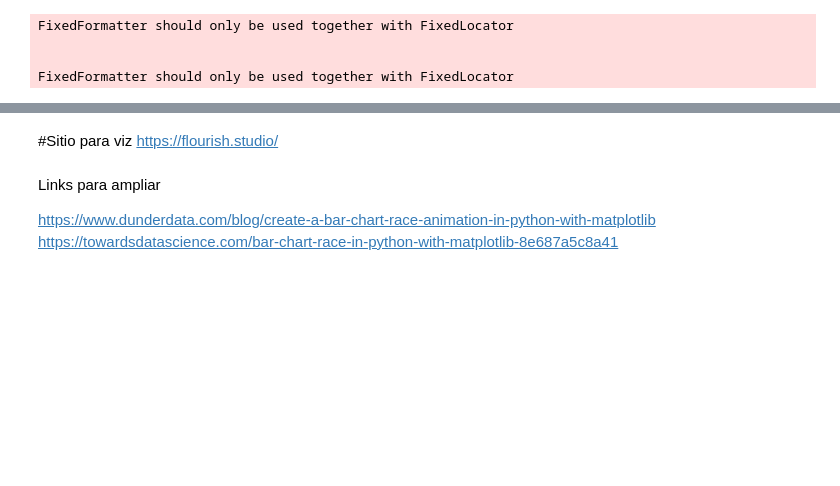
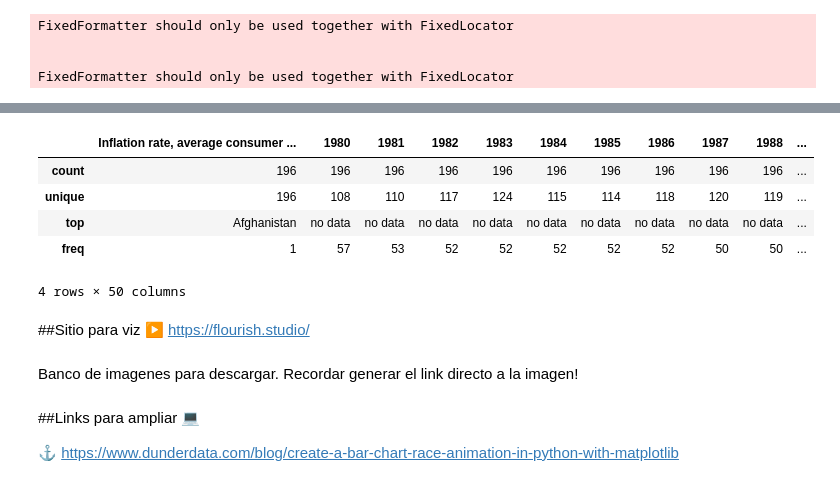
Before and after one commit to jmperalta89/linkedinJMPERALTA, a Jupyter notebook: GRÁFICOS_DE_ALTO_IMPACTO_101.ipynb, the cells around one changed output, grey strips where cells are left out. Drawn from its saved outputs; the diff is of its cells as text; code cells hidden in the pictures; blank space fills up the shorter version.

```diff
--- a/GRÁFICOS_DE_ALTO_IMPACTO_101.ipynb
+++ b/GRÁFICOS_DE_ALTO_IMPACTO_101.ipynb
@@ -205,3 +235,12 @@ print(data_csv.head(100))
+# %%
+data_csv.describe()
+# %% [output]
+|  | Inflation rate, average consumer ... | 1980 | 1981 | 1982 | 1983 | 1984 | 1985 | 1986 | 1987 | 1988 | ... |
+| count | 196 | 196 | 196 | 196 | 196 | 196 | 196 | 196 | 196 | 196 | ... |
+| unique | 196 | 108 | 110 | 117 | 124 | 115 | 114 | 118 | 120 | 119 | ... |
+| top | Afghanistan | no data | no data | no data | no data | no data | no data | no data | no data | no data | ... |
+| freq | 1 | 57 | 53 | 52 | 52 | 52 | 52 | 52 | 50 | 50 | ... |
+4 rows × 50 columns
 # %% [markdown]
-#Sitio para viz
-https://flourish.studio/
+##Sitio para viz
+▶   https://flourish.studio/
@@ -208,10 +253,11 @@ https://flourish.studio/
+# %% [markdown]
+Banco de imagenes para descargar. Recordar generar el link directo a la imagen!
 # %%
 angola https://as2.ftcdn.net/v2/jpg/01/78/46/55/1000_F_178465528_Kt2hRT8SMCcLHzWzdsPORphprdtO1oMB.jpg
 biolorusia https://as2.ftcdn.net/v2/jpg/05/08/76/41/1000_F_508764165_l8rXmMp80ziJzRUdOxwohHJHJfb5PDgI.jpg
 arg https://as2.ftcdn.net/v2/jpg/01/07/44/93/1000_F_107449329_XU4V2Q532Us81EAU5OG255aghqmVtdTH.jpg
 ven https://as1.ftcdn.net/v2/jpg/00/81/33/48/1000_F_81334887_YN4B9kSN1vvdb59xNK3rrFjoo3048ohX.jpg
 # %% [markdown]
-Links para ampliar
+##Links para ampliar  💻
 
-https://www.dunderdata.com/blog/create-a-bar-chart-race-animation-in-python-with-matplotlib
-https://towardsdatascience.com/bar-chart-race-in-python-with-matplotlib-8e687a5c8a41
+⚓ https://www.dunderdata.com/blog/create-a-bar-chart-race-animation-in-python-with-matplotlib
```
Also changed, not shown: parts of 22 cells of this notebook.
